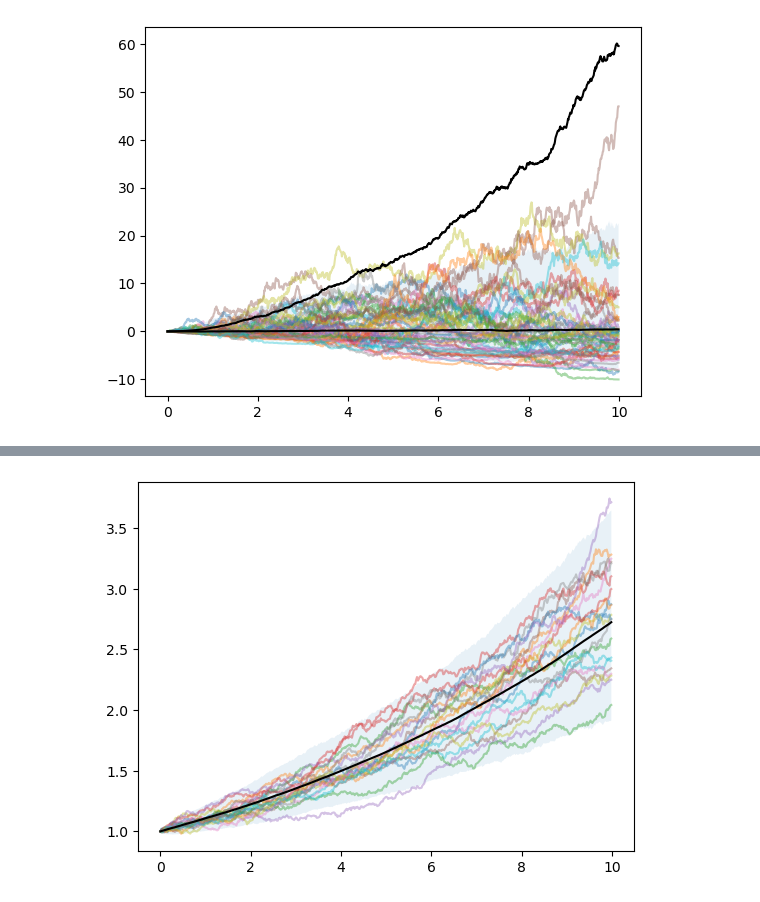
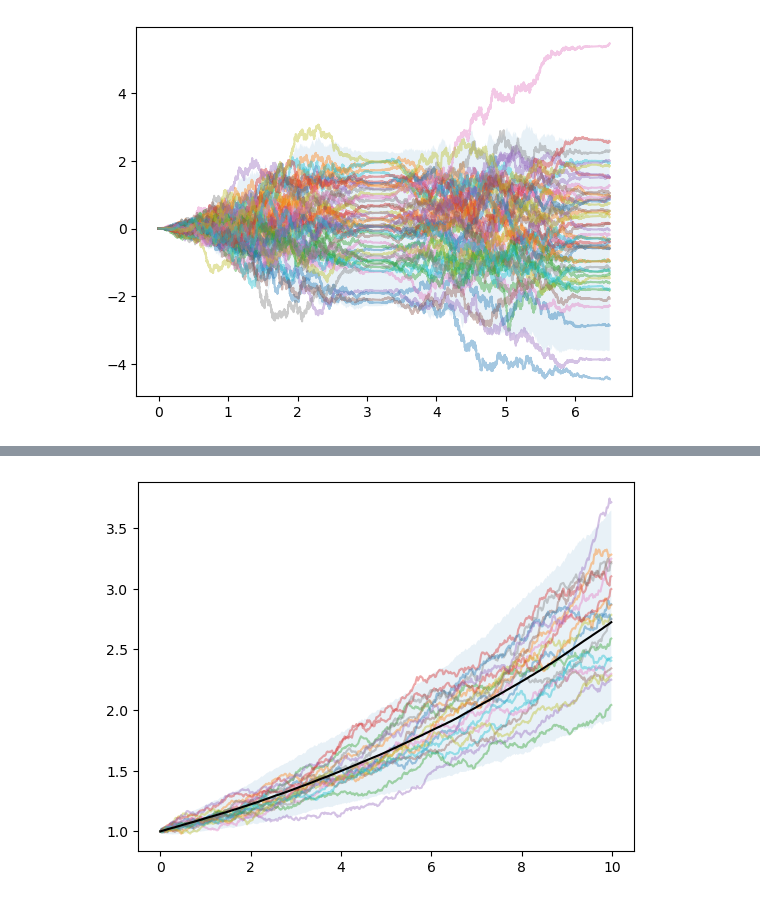
Before and after one commit to Sgouwens/stochasticcalc, a Jupyter notebook: sp_notebook.ipynb, the cells around one changed output, grey strips where cells are left out. Saved outputs shown, nothing was run; the diff lists cells and outputs as text; code cells hidden in the pictures.

Commit message:
Added explanaatory text at functions. Improved examples in the jupyter notebook

```diff
--- a/sp_notebook.ipynb
+++ b/sp_notebook.ipynb
@@ -26,8 +32,5 @@ print(mean_stop, var_stop)
 # %%
-# from stochastic_processes import StochasticProcess
-process = StochasticProcess(time=10, timestep=0.0001, number=100, poisson_rate=1, shape=1, scale=1)
+process = StochasticProcess(time=5, timestep=0.001, number=250, poisson_rate=0.5, shape=1, scale=1)
 t, Xt = process.levyprocess()
-
-process.plot_solution(t, Xt, with_mean=True, num_max=10)
-process.stoppingstatistics(Xt, t, tau=1)
+process.stoppingstatistics(Xt, t, tau=0.5)
 # %% [output]
@@ -44,8 +42,8 @@ sns.kdeplot(stopping_times)
 # %%
-f_function = lambda t, x: np.sin(t) + x
+f_function = lambda t, x: np.sin(t)
 
-integrate = StochasticIntegration(time=10, timestep=0.01, number=1000, shape=1, scale=0.1, integrator="brownianmotion")
-t, Xt = integrate.stochastic_integral(fun=integrate.f_func)
-integrate.plot_solution(t, Xt, num_max=50, with_mean=True, with_var=True)
+integrate = StochasticIntegration(time=6.5, timestep=0.001, number=100, integrator="brownianmotion")
+t, Xt = integrate.stochastic_integral(fun=f_function)
+integrate.plot_solution(t, Xt, num_max=50)
 # %% [output]
-[figure, old version]
+[figure, new version]
```
Also changed, not shown: parts of 15 cells of this notebook, 1 other file.
